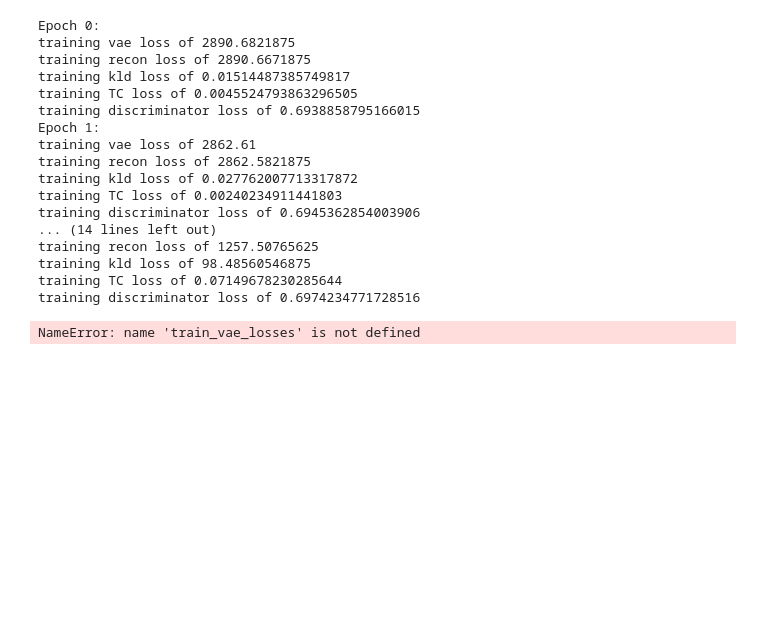
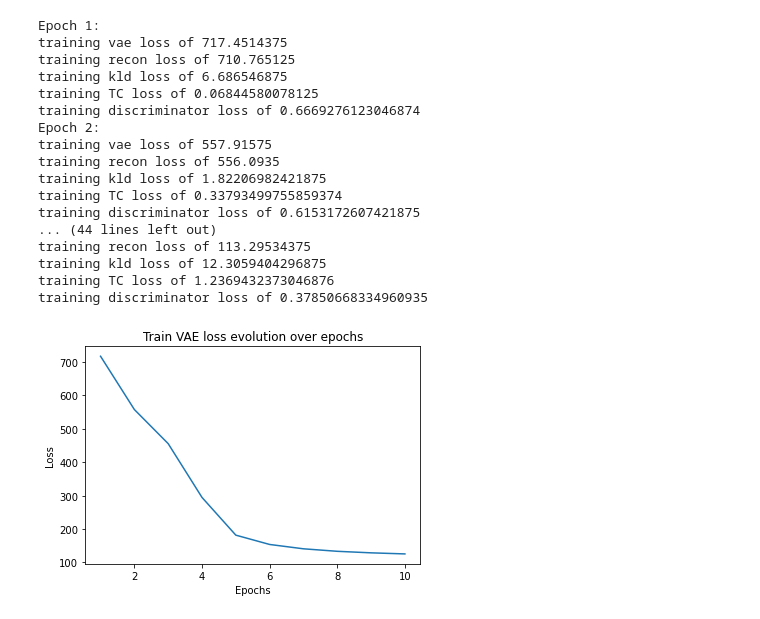
Before and after one commit to hzzhyj/atml, a Jupyter notebook: experiments/FactorVAE.ipynb, the cells around one changed output. Drawn from its saved outputs; the diff is of its cells as text; code cells hidden in the pictures; blank space fills up the shorter version.

```diff
--- a/experiments/FactorVAE.ipynb
+++ b/experiments/FactorVAE.ipynb
@@ -43,33 +43,32 @@ batch_size = 64
 train_loader = DataLoader(data_train, batch_size=batch_size,shuffle=True)
 test_loader = DataLoader(data_test, batch_size=batch_size,shuffle=False)
 # %%
-model = FactorVAE()
-discriminator = Discriminator(nb_layers=4,hidden_dim=1000)
-VAE_optimizer = torch.optim.Adam(model.parameters(), betas=(0.9,0.999), lr=1e-4)
-discriminator_optimizer = torch.optim.Adam(discriminator.parameters(), betas=(0.9,0.999), lr=1e-4)
+model = FactorVAEDSprites()
+discriminator = Discriminator(nb_layers=4,hidden_dim=500)
+VAE_optimizer = torch.optim.Adam(model.parameters(), lr=1e-4)
+discriminator_optimizer = torch.optim.Adam(discriminator.parameters(), lr=1e-4)
 gamma = 0
-nb_epochs = 5
-
+nb_epochs = 10
 
 train_factor_VAE(model, discriminator, VAE_optimizer, discriminator_optimizer, gamma, nb_epochs, train_loader, True)
 # %% [output]
-Epoch 0:
-training vae loss of 2890.6821875
-training recon loss of 2890.6671875
-training kld loss of 0.01514487385749817
-training TC loss of 0.0045524793863296505
-training discriminator loss of 0.6938858795166015
 Epoch 1:
-training vae loss of 2862.61
-training recon loss of 2862.5821875
-training kld loss of 0.027762007713317872
-training TC loss of 0.00240234911441803
-training discriminator loss of 0.6945362854003906
-... (14 lines left out)
-training recon loss of 1257.50765625
-training kld loss of 98.48560546875
-training TC loss of 0.07149678230285644
-training discriminator loss of 0.6974234771728516
+training vae loss of 717.4514375
+training recon loss of 710.765125
+training kld loss of 6.686546875
+training TC loss of 0.06844580078125
+training discriminator loss of 0.6669276123046874
+Epoch 2:
+training vae loss of 557.91575
+training recon loss of 556.0935
+training kld loss of 1.82206982421875
+training TC loss of 0.33793499755859374
+training discriminator loss of 0.6153172607421875
+... (44 lines left out)
+training recon loss of 113.29534375
+training kld loss of 12.3059404296875
+training TC loss of 1.2369432373046876
+training discriminator loss of 0.37850668334960935
-NameError: name 'train_vae_losses' is not defined
+[figure, added]
 # %%
 with torch.no_grad():
```
Also changed, not shown: parts of 8 cells of this notebook, 2 other files.
